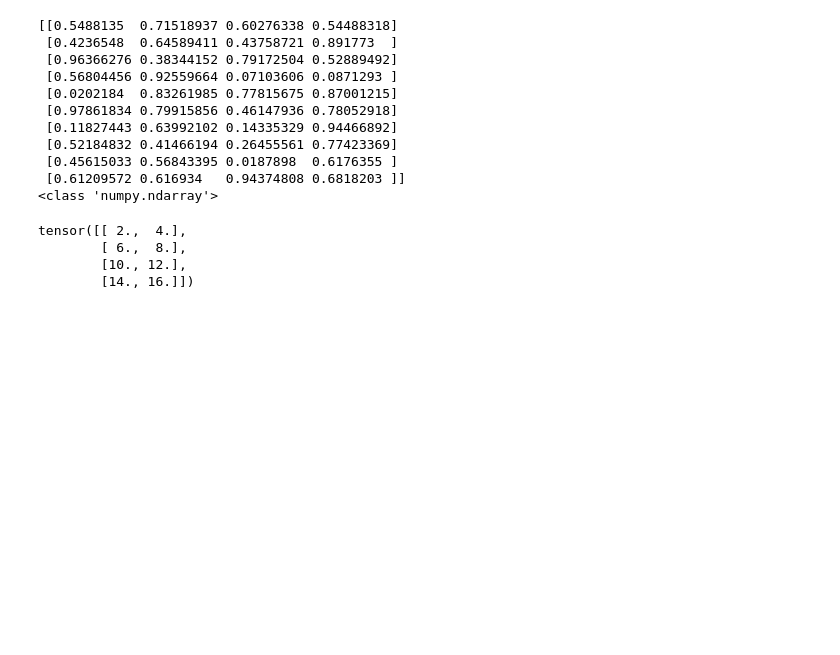
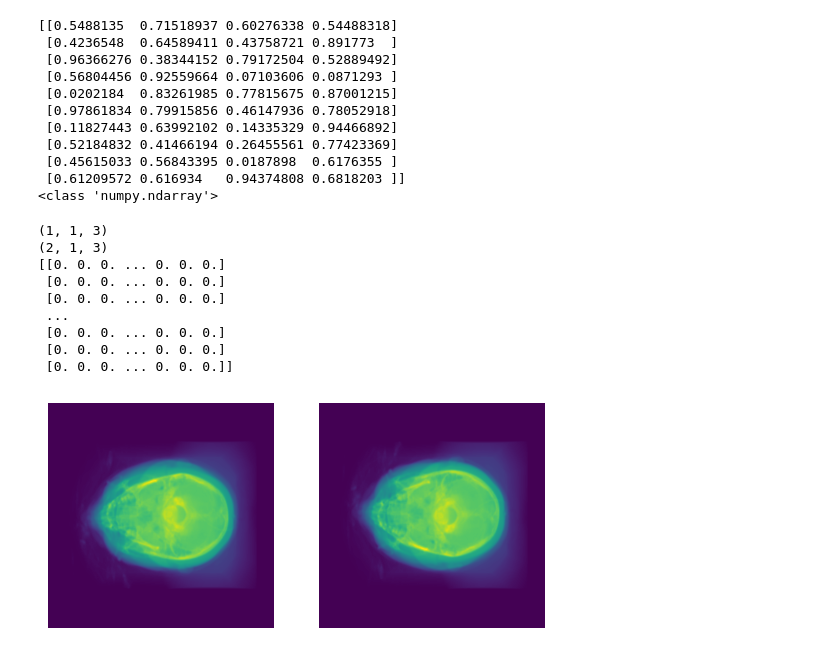
Before and after one commit to ccq0627/3DMRI-Reconstruction, a Jupyter notebook: test.ipynb, the cells around one changed output. Drawn from its saved outputs; the diff is of its cells as text; code cells hidden in the pictures; blank space fills up the shorter version.

```diff
--- a/test.ipynb
+++ b/test.ipynb
@@ -73,15 +76,36 @@ print(type(data))
  [0.45615033 0.56843395 0.0187898  0.6176355 ]
  [0.61209572 0.616934   0.94374808 0.6818203 ]]
 <class 'numpy.ndarray'>
-# %%
-import torch
-x = torch.tensor([[1.0, 2.0], [3.0, 4.0], [5.0, 6.0], [7.0, 8.0]],requires_grad=True)
-z = x
-y = z ** 2
-y.sum().backward()
-print(x.grad)
-# %% [output]
-tensor([[ 2.,  4.],
-        [ 6.,  8.],
-        [10., 12.],
-        [14., 16.]])
+# %%
+import numpy as np
+import pickle
+a = np.array([[[1,2,3]]])
+b = np.array([[[4,5,6]]])
+print(a.shape)
+c = np.concatenate([a,b],axis=0)
+print(c.shape)
+
+path = 'data/naf_dataset/head_50.pickle'
+with open(path,"rb") as f:
+    data = pickle.load(f)
+print(data["train"]["projections"][0])
+a = data["train"]["projections"][0][::-1,:]
+import matplotlib.pyplot as plt
+plt.subplot(1,2,1)
+plt.imshow(a)
+plt.axis("off")
+plt.subplot(1,2,2)
+plt.imshow(data["train"]["projections"][0])
+plt.axis("off")
+plt.show()
+# %% [output]
+(1, 1, 3)
+(2, 1, 3)
+[[0. 0. 0. ... 0. 0. 0.]
+ [0. 0. 0. ... 0. 0. 0.]
+ [0. 0. 0. ... 0. 0. 0.]
+ ...
+ [0. 0. 0. ... 0. 0. 0.]
+ [0. 0. 0. ... 0. 0. 0.]
+ [0. 0. 0. ... 0. 0. 0.]]
+[figure, added]
```
Also changed, not shown: parts of 4 cells of this notebook, 8 other files.
